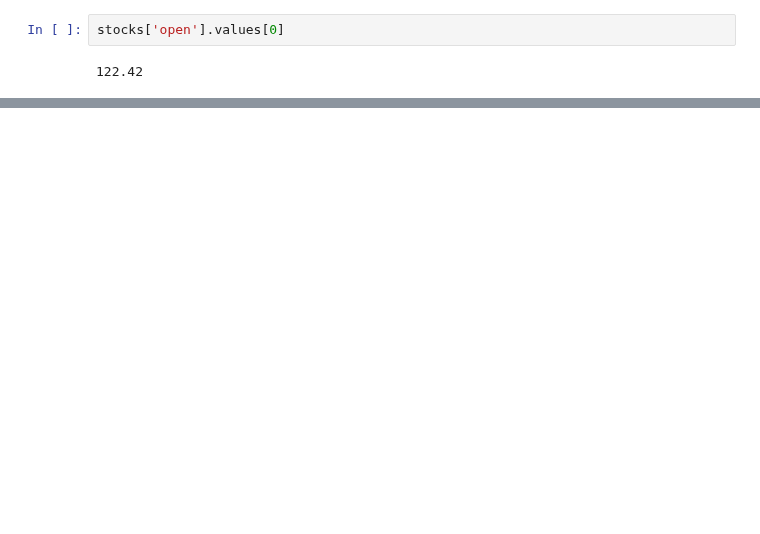
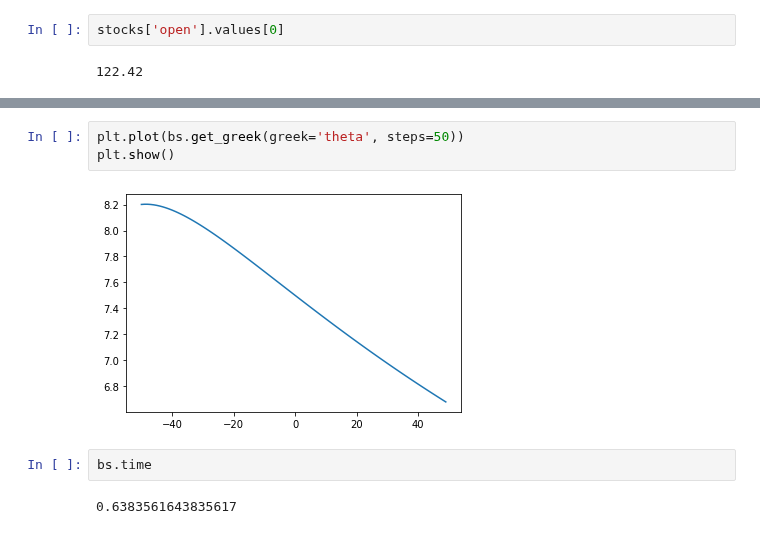
Before and after one commit to rbetzler/fun-times-in-python, a Jupyter notebook: finance/science/exploration/20200531_options_cb.ipynb, the cells around one changed output, grey strips where cells are left out. Cells and saved outputs as stored; diff of their text form; blank space fills up the shorter version.

```diff
--- a/finance/science/exploration/20200531_options_cb.ipynb
+++ b/finance/science/exploration/20200531_options_cb.ipynb
@@ -421,0 +401,9 @@ np.e
+# %%
+plt.plot(bs.get_greek(greek='theta', steps=50))
+plt.show()
+# %% [output]
+[figure, added]
+# %%
+bs.time
+# %% [output]
+0.6383561643835617
```
Also changed, not shown: parts of 14 cells of this notebook, 1 other file.
